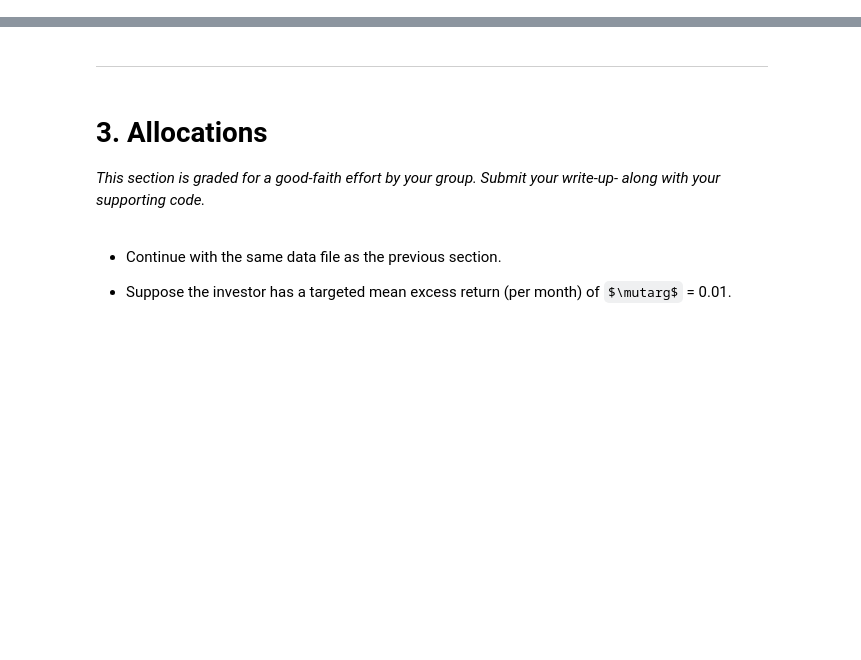
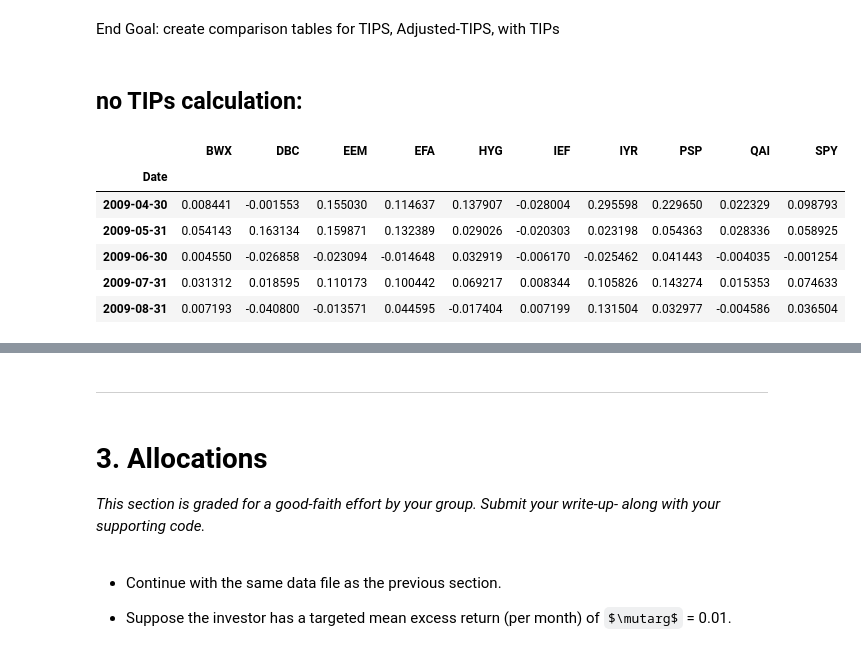
Before and after one commit to sstikhonov/Uchicago_PortfolioRiskManagement, a Jupyter notebook: homework/Homework 1.ipynb, the cells around one changed output, grey strips where cells are left out. Saved outputs shown, nothing was run; the diff lists cells and outputs as text; code cells hidden in the pictures; some formulas as TeX source; blank space fills up the shorter version.

```diff
--- a/homework/Homework 1.ipynb
+++ b/homework/Homework 1.ipynb
@@ -195,0 +414,15 @@ performance_stats
+# %% [markdown]
+End Goal: create comparison tables for TIPS, Adjusted-TIPS, with TIPs
+# %% [markdown]
+## no TIPs calculation:
+# %%
+excess_rtrn_no_TIPs = excess_rtrn.drop(columns = 'TIP', axis = 1)
+excess_rtrn_no_TIPs.head()
+# %% [output]
+|  | BWX | DBC | EEM | EFA | HYG | IEF | IYR | PSP | QAI | SPY |
+| Date |  |  |  |  |  |  |  |  |  |  |
+| 2009-04-30 | 0.008441 | -0.001553 | 0.155030 | 0.114637 | 0.137907 | -0.028004 | 0.295598 | 0.229650 | 0.022329 | 0.098793 |
+| 2009-05-31 | 0.054143 | 0.163134 | 0.159871 | 0.132389 | 0.029026 | -0.020303 | 0.023198 | 0.054363 | 0.028336 | 0.058925 |
+| 2009-06-30 | 0.004550 | -0.026858 | -0.023094 | -0.014648 | 0.032919 | -0.006170 | -0.025462 | 0.041443 | -0.004035 | -0.001254 |
+| 2009-07-31 | 0.031312 | 0.018595 | 0.110173 | 0.100442 | 0.069217 | 0.008344 | 0.105826 | 0.143274 | 0.015353 | 0.074633 |
+| 2009-08-31 | 0.007193 | -0.040800 | -0.013571 | 0.044595 | -0.017404 | 0.007199 | 0.131504 | 0.032977 | -0.004586 | 0.036504 |
```
Also changed, not shown: parts of 92 cells of this notebook, 1 other file.
